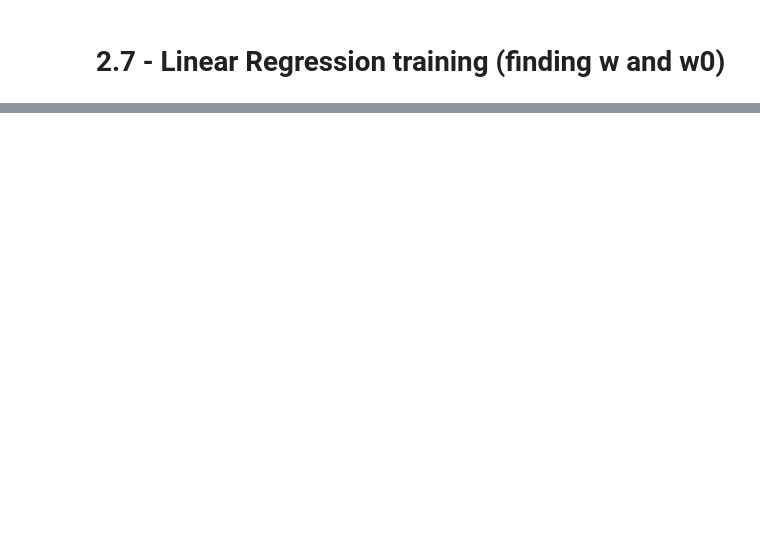
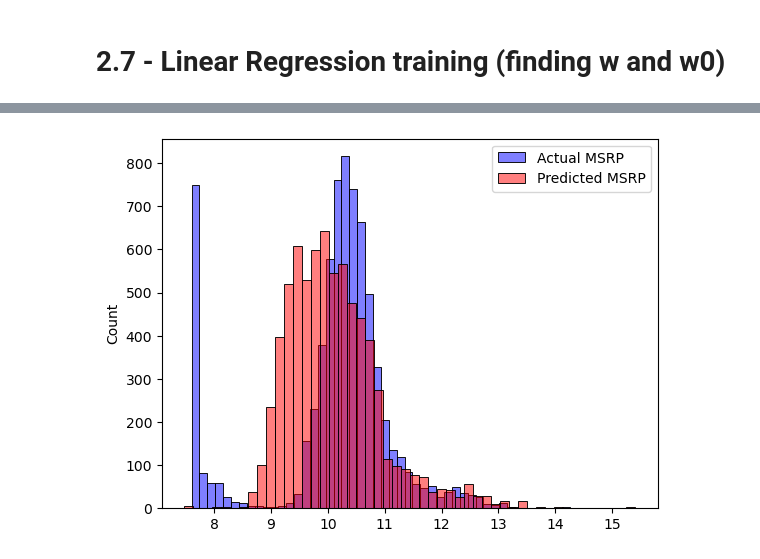
Before and after one commit to jihad-islam/Learning-ML, a Jupyter notebook: ML_ZoomCamp/Module 2 (Linear Regression)/2. carproject_exact.ipynb, the cells around one changed output, grey strips where cells are left out. Drawn from its saved outputs; the diff is of its cells as text; code cells hidden in the pictures; blank space fills up the shorter version.

```diff
--- a/ML_ZoomCamp/Module 2 (Linear Regression)/2. carproject_exact.ipynb
+++ b/ML_ZoomCamp/Module 2 (Linear Regression)/2. carproject_exact.ipynb
@@ -188,0 +217,4 @@ print("Feature weights w:", w)
+# %%
+base = ['engine_hp', 'engine_cylinders', 'highway_mpg', 'city_mpg', 'popularity']
+
+df_train[base].isnull().sum()
@@ -188,0 +228,7 @@ print("Feature weights w:", w)
+# %%
+# ekhon null value gula 0 diye replace korbo and x_train or feature matrix banabo.
+
+x_train = df_train[base].fillna(0).values
+
+print(x_train)
+print(y_train)
@@ -188,0 +245,17 @@ print("Feature weights w:", w)
+# %%
+# x_train and y_train diye train_linear_regression function call korbo and w0 and w ber korbo.
+
+w0, w = train_linear_regression(x_train, y_train)
+
+# ekhon linear regression er formula use kore predicted price ber korbo. formula : y = w0 + x.w  -> here x = x_train
+
+y_pred = w0 + x_train.dot(w)
+# %%
+# now compare korbo histplot diye real msrp (y_train) and predicted msrp (y_pred) er moddhe difference ta.
+
+sns.histplot(data=y_train, color='blue', label='Actual MSRP', bins=50, alpha=0.5)
+sns.histplot(data=y_pred, color='red', label='Predicted MSRP', bins=50, alpha=0.5)
+plt.legend()
+plt.show()
+# %% [output]
+[figure, added]
```
Also changed, not shown: parts of 6 cells of this notebook, 2 other files.
